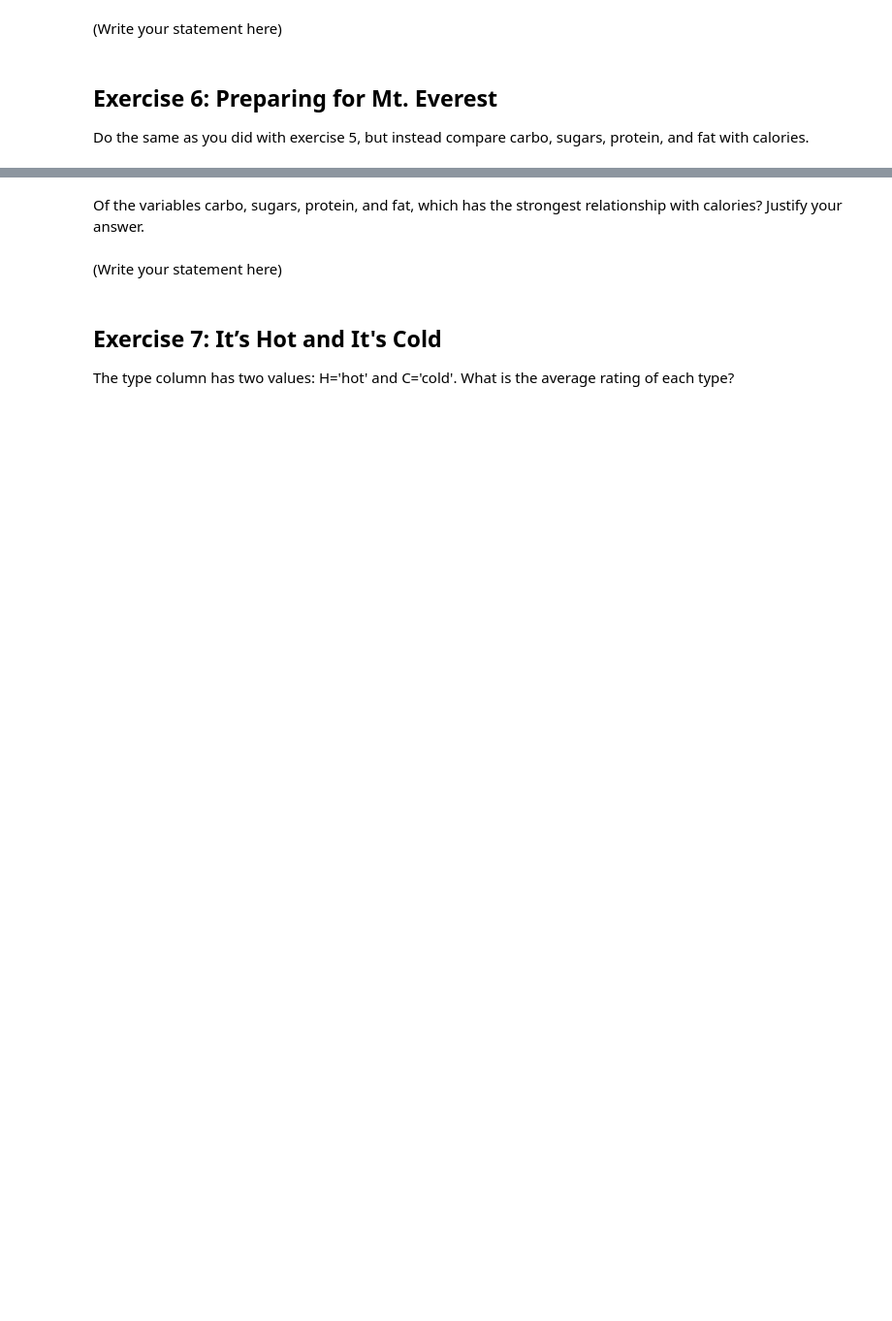
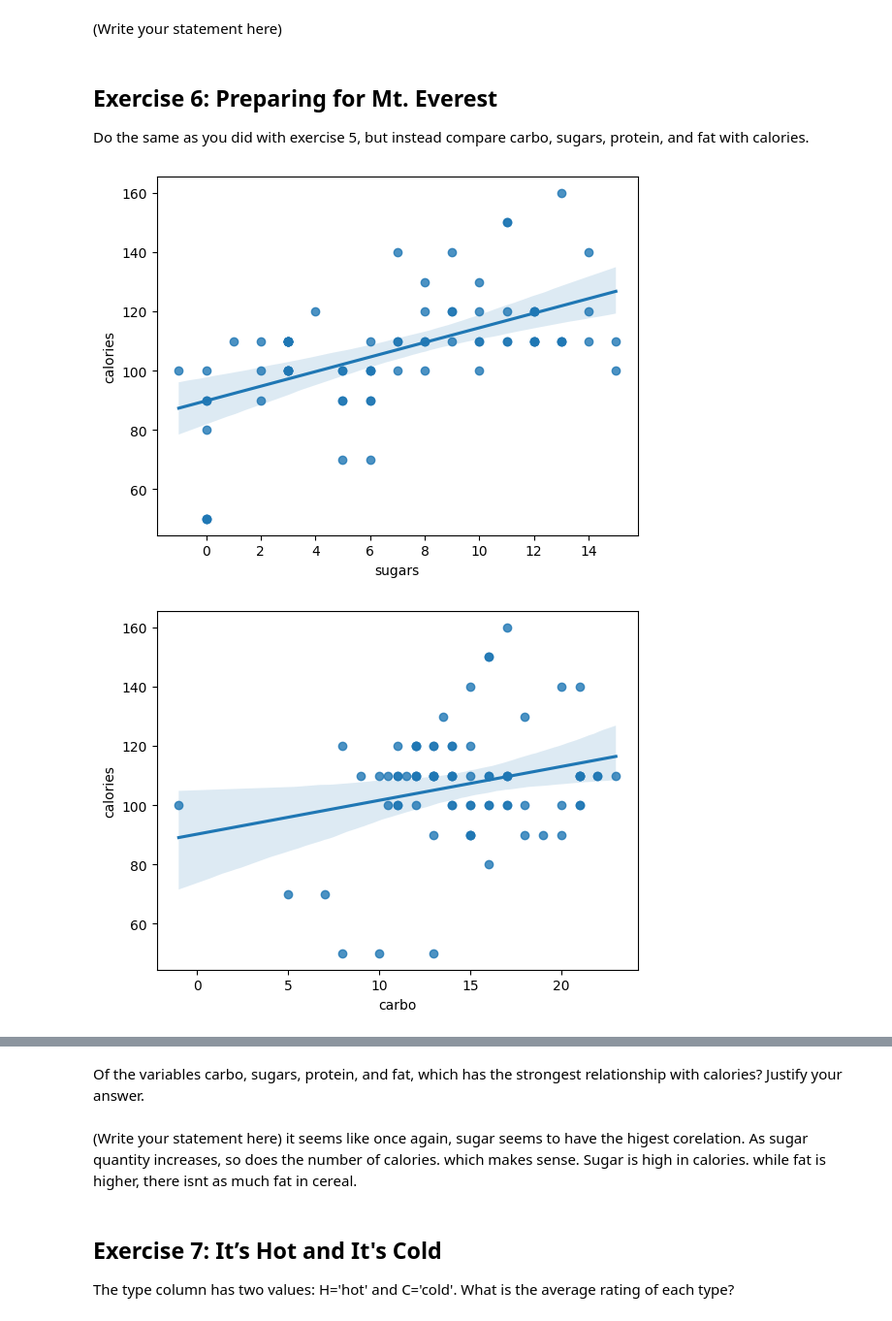
Before and after one commit to dsynderg/CS-180-assignments, a Jupyter notebook: 05_cereal.ipynb, the cells around one changed output, grey strips where cells are left out. Shown at 97% size. Drawn from its saved outputs; the diff is of its cells as text; code cells hidden in the pictures; blank space fills up the shorter version.

```diff
--- a/05_cereal.ipynb
+++ b/05_cereal.ipynb
@@ -213,0 +236,14 @@ Do the same as you did with exercise 5, but instead compare carbo, sugars, prote
+# %%
+# Write your code to compare the various variables with calories below:
+sns.regplot(x=cereal['sugars'],y=cereal['calories'],label="sugar v cal")
+plt.show()
+sns.regplot(x=cereal['carbo'],y=cereal['calories'],label="carb v cal")
+plt.show()
+
+sns.regplot(x=cereal['protein'],y=cereal['calories'],label="protein v cal")
+plt.show()
+sns.regplot(x=cereal['fat'],y=cereal['calories'],label="fat v cal")
+plt.show()
+# %% [output]
+[figure, added]
+[figure, added]
@@ -214,7 +252,8 @@ Do the same as you did with exercise 5, but instead compare carbo, sugars, prote
 # %% [markdown]
 Of the variables carbo, sugars, protein, and fat, which has the strongest relationship with calories? Justify your answer.
-# %% [markdown]
-(Write your statement here)
+# %% [markdown]
+(Write your statement here)
+it seems like once again, sugar seems to have the higest corelation. As sugar quantity increases, so does the number of calories. which makes sense. Sugar is high in calories. while fat is higher, there isnt as much fat in cereal.
 # %% [markdown]
 ## Exercise 7: It’s Hot and It's Cold
 The type column has two values: H='hot' and C='cold'. What is the average rating of each type?
```
Also changed, not shown: parts of 21 cells of this notebook.
